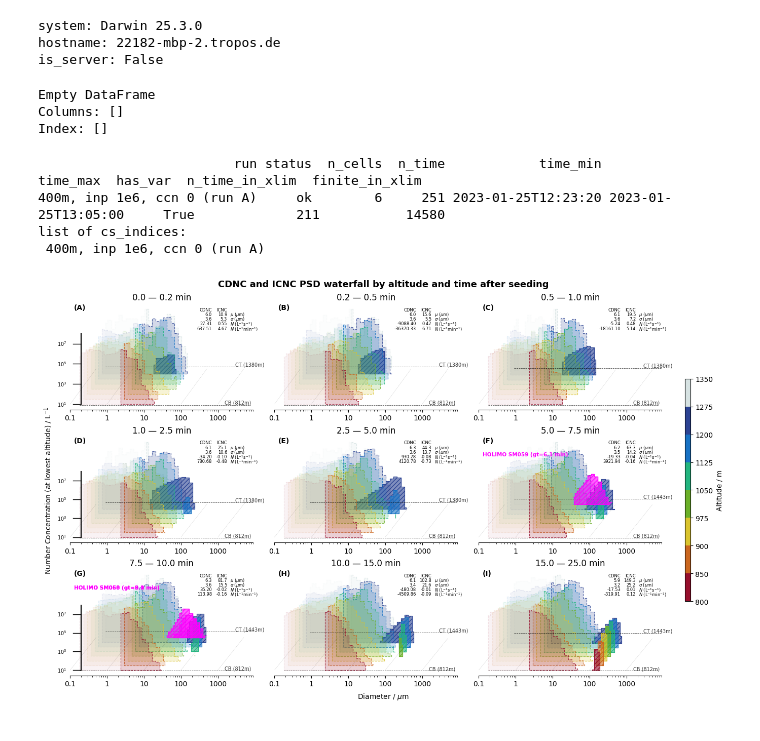
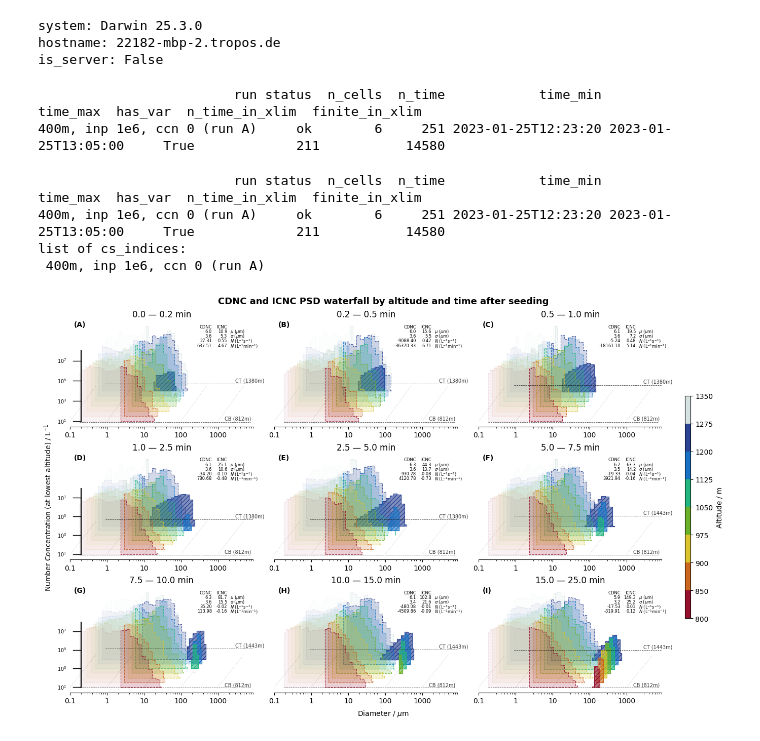
Before and after one commit to KarlJohnsonnn/polarcap_analysis, a Jupyter notebook: notebooks/plume_path/03-plot-psd-waterfall.ipynb, the cells around one changed output. Cells and saved outputs as stored; diff of their text form; code cells hidden in the pictures.

```diff
--- a/notebooks/plume_path/03-plot-psd-waterfall.ipynb
+++ b/notebooks/plume_path/03-plot-psd-waterfall.ipynb
@@ -658,7 +659,7 @@ def plot_plume_path_sum(
     return fig, axes[:n]
 # %%
 # ---- user config ----
-PROCESSED_ROOT = Path("processed")
+PROCESSED_ROOT = Path("../../data/processed")
 RUNS = [
     # active in figure1
     {"label": "400m, inp 1e6, ccn 0 (run A)", "cs_run": "cs-eriswil__20251129_230943", "exp_id": "20251129231107"},
@@ -693,9 +694,8 @@ except ValueError:
 diag = diagnostics_table(datasets, kind="integrated", variable="nf", xlim=xlim)
 print(diag.to_string(index=False))
 # %% [output]
-Empty DataFrame
-Columns: []
-Index: []
+                         run status  n_cells  n_time            time_min            time_max  has_var  n_time_in_xlim  finite_in_xlim
+400m, inp 1e6, ccn 0 (run A)     ok        6     251 2023-01-25T12:23:20 2023-01-25T13:05:00     True             211           14580
 # %%
 # Waterfall plot
 import matplotlib.colors as mcolors
@@ -1172,33 +1230,33 @@ for cs_idx in tqdm(cs_indices[:idx_dbg]):
     t0_cfg = cfg.get(cs_idx, {}).get("flare_start_datetime") if isinstance(cfg, dict) else None
     t0 = np.datetime64(t0_cfg) if t0_cfg else np.datetime64(ds_case.time.values.min(), "s")
 
     prepared = prepare_psd_waterfall_data(
         plot_nw,
         plot_nf,
         time_windows=time_windows,
         t0=np.datetime64("2023-01-25T12:30:00"),
         alt_bands=alt_bands,
         da_w=None,
         cmap=new_jet3_soft,
         x_shift=-0.1,
     )
     fig_wf_alt, axes_wf_alt = plot_psd_waterfall(
         prepared,
         alt_bands=alt_bands,
         zlim=zlim,
         xlim=xlim,
         cmap=new_jet3_soft,
         y_shift=-0.5,
         x_shift=-0.1,
-        holimo_obs=holimo_obs,
+        # holimo_obs=holimo_obs,
     )
 
     fig_wf_alt.suptitle("CDNC and ICNC PSD waterfall by altitude and time after seeding", fontsize=13, weight="semibold")
-    figure_file = f"figures/figure13_psd_waterfall_alt_time_{'_'.join(cs_idx.split('_')[:-1])}.png"
+    figure_file = f"output/figure13_psd_waterfall_alt_time_{'_'.join(cs_idx.split('_')[:-1])}.png"
     fig_wf_alt.savefig(figure_file, bbox_inches="tight", dpi=300)
 # %% [output]
                          run status  n_cells  n_time            time_min            time_max  has_var  n_time_in_xlim  finite_in_xlim
 400m, inp 1e6, ccn 0 (run A)     ok        6     251 2023-01-25T12:23:20 2023-01-25T13:05:00     True             211           14580
 list of cs_indices:
  400m, inp 1e6, ccn 0 (run A)
-[figure, old version]
+[figure, new version]
```
Also changed, not shown: parts of 1 cell of this notebook, 3 other files.
